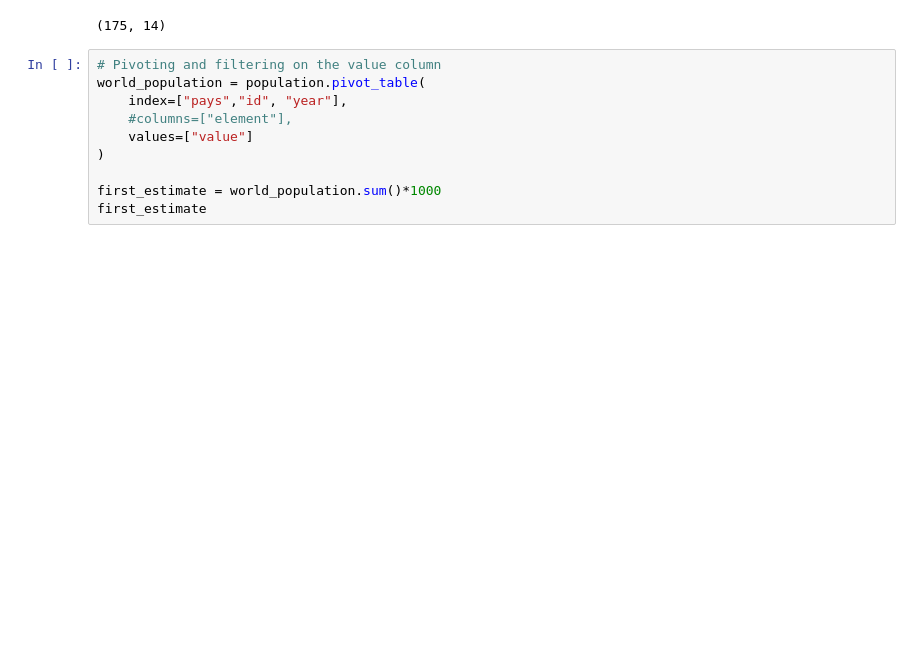
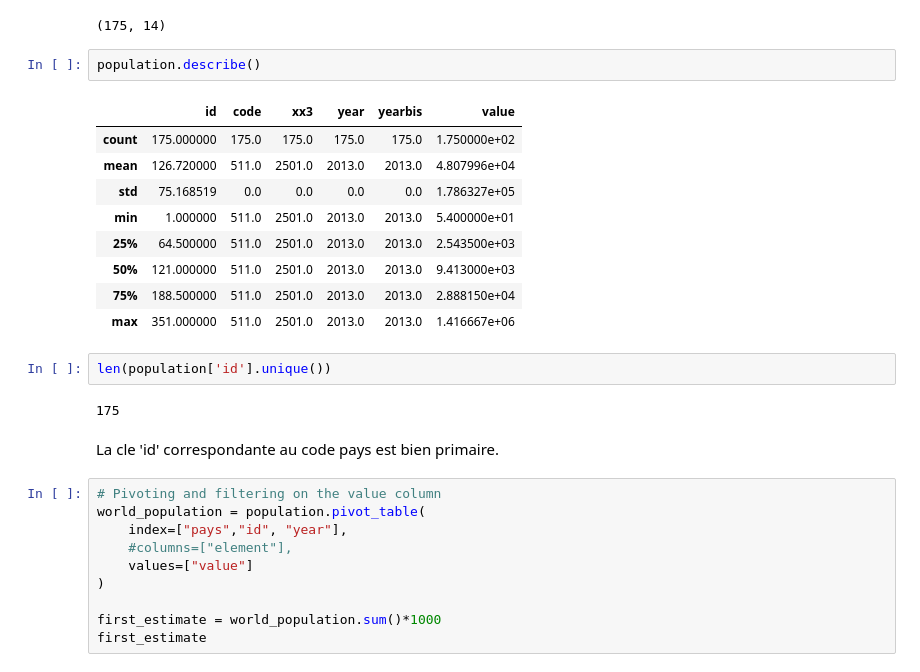
Before and after one commit to Sh4mSh4m/OCR_DA_proj3, a Jupyter notebook: projet3_fao-Copy1.ipynb, the cells around one changed output. Cells and saved outputs as stored; diff of their text form; blank space fills up the shorter version.

```diff
--- a/projet3_fao-Copy1.ipynb
+++ b/projet3_fao-Copy1.ipynb
@@ -33,6 +32,24 @@ population.loc[population["pays"]=="France"]
 population.shape
 # %% [output]
 (175, 14)
+# %%
+population.describe()
+# %% [output]
+|  | id | code | xx3 | year | yearbis | value |
+| count | 175.000000 | 175.0 | 175.0 | 175.0 | 175.0 | 1.750000e+02 |
+| mean | 126.720000 | 511.0 | 2501.0 | 2013.0 | 2013.0 | 4.807996e+04 |
+| std | 75.168519 | 0.0 | 0.0 | 0.0 | 0.0 | 1.786327e+05 |
+| min | 1.000000 | 511.0 | 2501.0 | 2013.0 | 2013.0 | 5.400000e+01 |
+| 25% | 64.500000 | 511.0 | 2501.0 | 2013.0 | 2013.0 | 2.543500e+03 |
+| 50% | 121.000000 | 511.0 | 2501.0 | 2013.0 | 2013.0 | 9.413000e+03 |
+| 75% | 188.500000 | 511.0 | 2501.0 | 2013.0 | 2013.0 | 2.888150e+04 |
+| max | 351.000000 | 511.0 | 2501.0 | 2013.0 | 2013.0 | 1.416667e+06 |
+# %%
+len(population['id'].unique())
+# %% [output]
+175
+# %% [markdown]
+La cle 'id' correspondante au code pays est bien primaire.
 # %%
 # Pivoting and filtering on the value column
 world_population = population.pivot_table(
```
Also changed, not shown: parts of 7 cells of this notebook.
